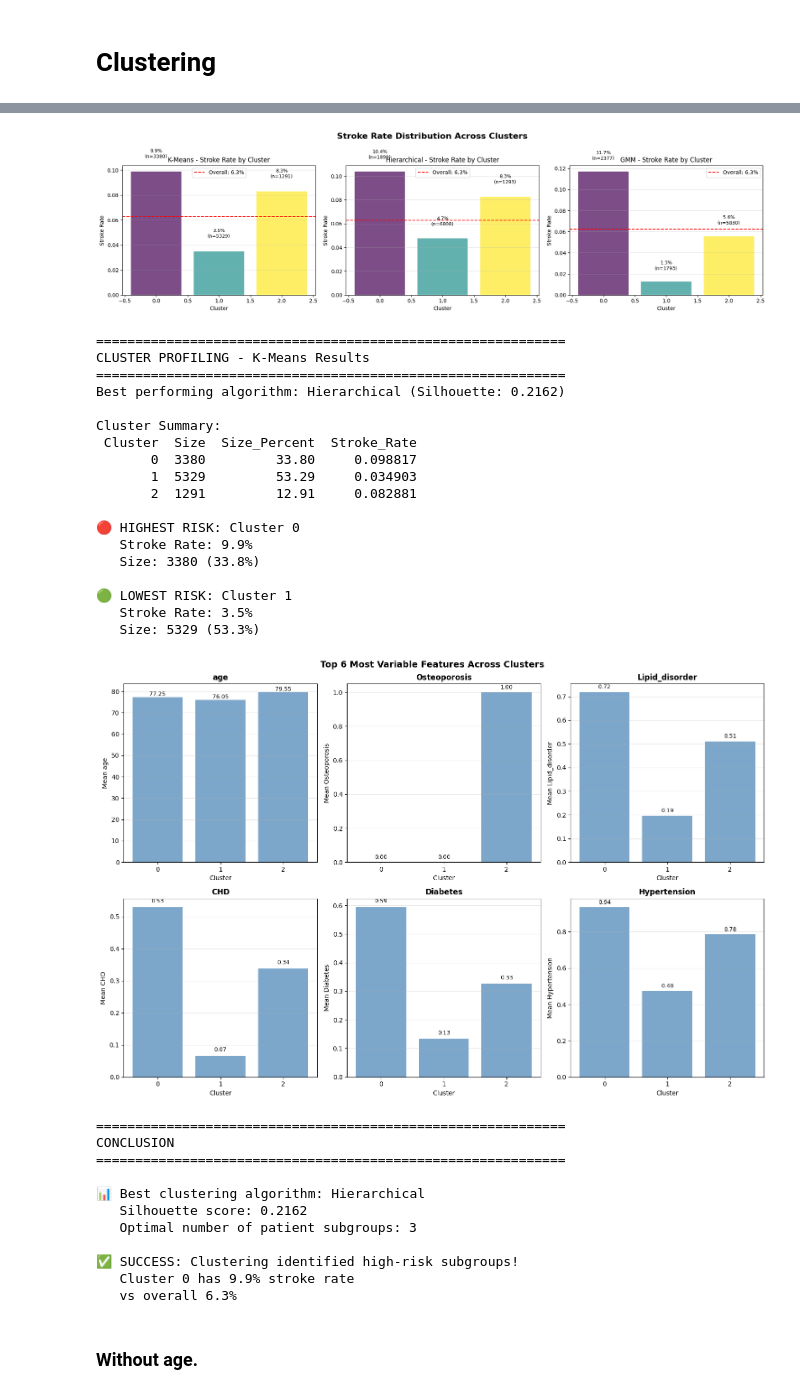
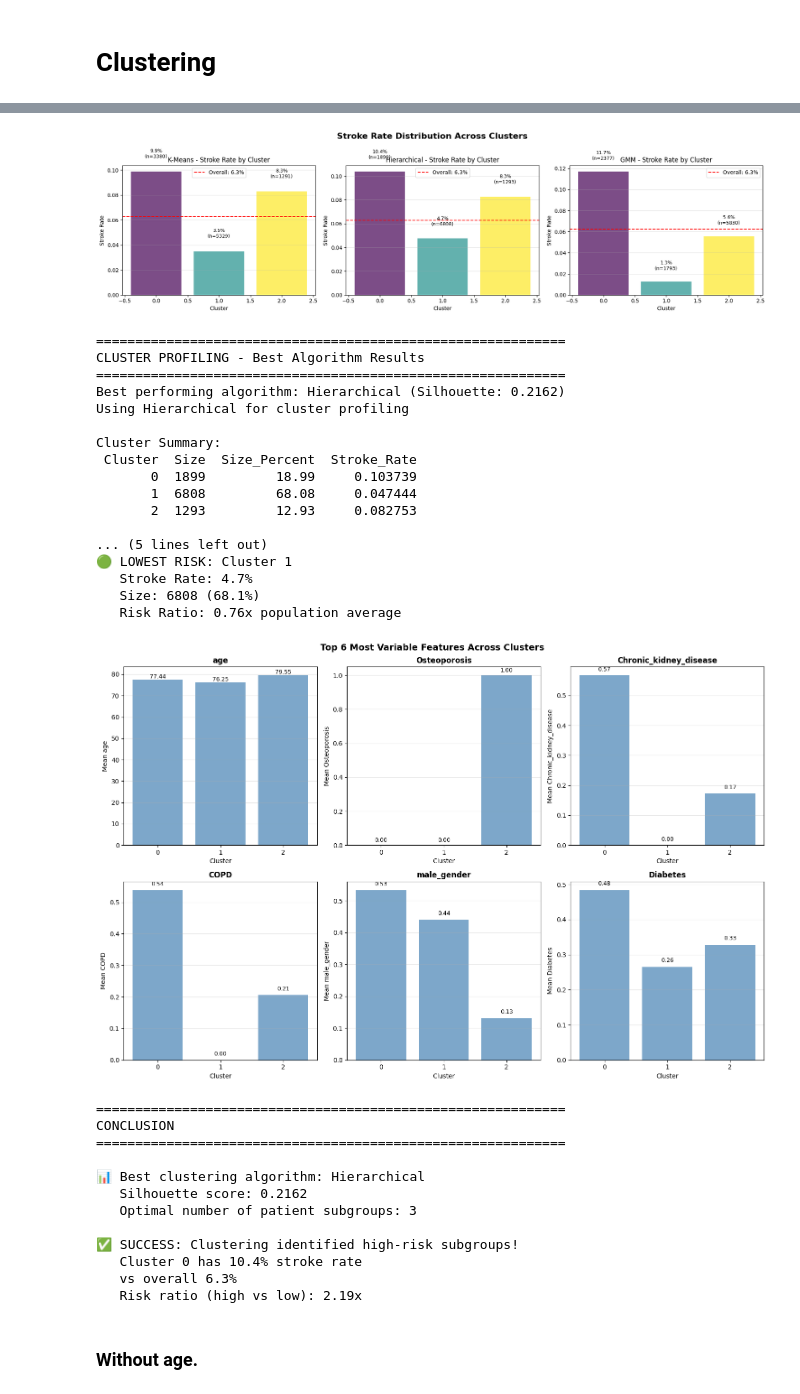
Before and after one commit to seoserang/phys255ml, a Jupyter notebook: 999 Final Project/finalproject.ipynb, the cells around one changed output, grey strips where cells are left out. Cells and saved outputs as stored; diff of their text form; code cells hidden in the pictures.

```diff
--- a/999 Final Project/finalproject.ipynb
+++ b/999 Final Project/finalproject.ipynb
@@ -1209,26 +1220,31 @@ plt.tight_layout()
 plt.show()
 
 # ============================================
-# 9. CLUSTER PROFILING (Best Algorithm: K-Means)
+# 9. CLUSTER PROFILING (USING BEST ALGORITHM)
 # ============================================
 
 print("\n" + "="*60)
-print("CLUSTER PROFILING - K-Means Results")
+print("CLUSTER PROFILING - Best Algorithm Results")
 print("="*60)
 
+# Identify best algorithm
 best_algo = max(all_silhouettes.items(), key=lambda x: x[1])[0]
-print(f"Best performing algorithm: {best_algo} (Silhouette: {all_silhouettes[best_algo]:.4f})")
+best_labels = all_labels[best_algo]  # ← FIXED: Use best algorithm's labels
+best_silhouette = all_silhouettes[best_algo]
 
-# Use K-Means for profiling (most interpretable)
+print(f"Best performing algorithm: {best_algo} (Silhouette: {best_silhouette:.4f})")
+print(f"Using {best_algo} for cluster profiling")
+
+# Create cluster profile using BEST algorithm
 cluster_profile = pd.DataFrame()
 cluster_profile['Cluster'] = range(optimal_k)
-cluster_profile['Size'] = [np.sum(all_labels['K-Means'] == i) for i in range(optimal_k)]
-cluster_profile['Size_Percent'] = cluster_profile['Size'] / len(all_labels['K-Means']) * 100
+cluster_profile['Size'] = [np.sum(best_labels == i) for i in range(optimal_k)]
+cluster_profile['Size_Percent'] = cluster_profile['Size'] / len(best_labels) * 100
 
 # Stroke rate per cluster
 cluster_stroke_prop = []
 for i in range(optimal_k):
-    cluster_mask = (all_labels['K-Means'] == i)
+    cluster_mask = (best_labels == i)
     stroke_rate = y_true[cluster_mask].mean()
     cluster_stroke_prop.append(stroke_rate)
 cluster_profile['Stroke_Rate'] = cluster_stroke_prop
@@ -1236,7 +1252,7 @@ cluster_profile['Stroke_Rate'] = cluster_stroke_prop
 # Feature means
 feature_columns = X_cluster.columns
 for col in feature_columns:
-    cluster_profile[f'Mean_{col}'] = [X_cluster.iloc[all_labels['K-Means'] == i][col].mean()
+    cluster_profile[f'Mean_{col}'] = [X_cluster.iloc[best_labels == i][col].mean()
                                       for i in range(optimal_k)]
 
 print("\nCluster Summary:")
@@ -1249,10 +1265,12 @@ lowest_risk = cluster_profile.loc[cluster_profile['Stroke_Rate'].idxmin()]
 print(f"\n🔴 HIGHEST RISK: Cluster {int(highest_risk['Cluster'])}")
 print(f"   Stroke Rate: {highest_risk['Stroke_Rate']*100:.1f}%")
 print(f"   Size: {int(highest_risk['Size'])} ({highest_risk['Size_Percent']:.1f}%)")
+print(f"   Risk Ratio: {highest_risk['Stroke_Rate']/y_true.mean():.2f}x population average")
 
 print(f"\n🟢 LOWEST RISK: Cluster {int(lowest_risk['Cluster'])}")
 print(f"   Stroke Rate: {lowest_risk['Stroke_Rate']*100:.1f}%")
 print(f"   Size: {int(lowest_risk['Size'])} ({lowest_risk['Size_Percent']:.1f}%)")
+print(f"   Risk Ratio: {lowest_risk['Stroke_Rate']/y_true.mean():.2f}x population average")
 
 # ============================================
 # 10. FEATURE DIFFERENCES (Top 6)
@@ -1293,13 +1311,17 @@ print("\n" + "="*60)
 print("CONCLUSION")
 print("="*60)
 print(f"\n📊 Best clustering algorithm: {best_algo}")
-print(f"   Silhouette score: {all_silhouettes[best_algo]:.4f}")
+print(f"   Silhouette score: {best_silhouette:.4f}")
 print(f"   Optimal number of patient subgroups: {optimal_k}")
+
+# Calculate risk gradient
+risk_gradient = highest_risk['Stroke_Rate'] / lowest_risk['Stroke_Rate']
 
 if max(cluster_stroke_prop) > y_true.mean() * 1.5:
     print(f"\n✅ SUCCESS: Clustering identified high-risk subgroups!")
     print(f"   Cluster {int(highest_risk['Cluster'])} has {highest_risk['Stroke_Rate']*100:.1f}% stroke rate")
     print(f"   vs overall {y_true.mean()*100:.1f}%")
+    print(f"   Risk ratio (high vs low): {risk_gradient:.2f}x")
 else:
     print(f"\n⚠️ Note: Stroke risk is distributed across subgroups")
     print(f"   This suggests stroke is influenced by complex, non-linear factors")
@@ -1326,44 +1348,43 @@ APPLYING CLUSTERING ALGORITHMS
 
 2. HIERARCHICAL CLUSTERING
 
 3. GAUSSIAN MIXTURE MODEL
 ... (15 lines left out)
 
 ============================================================
 VISUALIZATION: PCA PROJECTIONS
 ============================================================
 [figure]
 ============================================================
 VISUALIZATION: t-SNE PROJECTIONS
 ============================================================
 [figure]
 ============================================================
 VISUALIZATION: SILHOUETTE ANALYSIS
 ============================================================
 [figure]
 ============================================================
 STROKE RATE ANALYSIS BY CLUSTER
 ============================================================
 [figure]
 ============================================================
-CLUSTER PROFILING - K-Means Results
+CLUSTER PROFILING - Best Algorithm Results
 ============================================================
 Best performing algorithm: Hierarchical (Silhouette: 0.2162)
+Using Hierarchical for cluster profiling
 
 Cluster Summary:
  Cluster  Size  Size_Percent  Stroke_Rate
-       0  3380         33.80     0.098817
-       1  5329         53.29     0.034903
-       2  1291         12.91     0.082881
+       0  1899         18.99     0.103739
+       1  6808         68.08     0.047444
+       2  1293         12.93     0.082753
 
-🔴 HIGHEST RISK: Cluster 0
-   Stroke Rate: 9.9%
-   Size: 3380 (33.8%)
-
+... (5 lines left out)
 🟢 LOWEST RISK: Cluster 1
-   Stroke Rate: 3.5%
-   Size: 5329 (53.3%)
+   Stroke Rate: 4.7%
+   Size: 6808 (68.1%)
+   Risk Ratio: 0.76x population average
-[figure, old version]
+[figure, new version]
 ============================================================
 CONCLUSION
 ============================================================
@@ -1373,8 +1394,9 @@ CONCLUSION
    Optimal number of patient subgroups: 3
 
 ✅ SUCCESS: Clustering identified high-risk subgroups!
-   Cluster 0 has 9.9% stroke rate
+   Cluster 0 has 10.4% stroke rate
    vs overall 6.3%
+   Risk ratio (high vs low): 2.19x
 # %% [markdown]
 ### Without age.
 # %%
```
Also changed, not shown: parts of 1 cell of this notebook.
